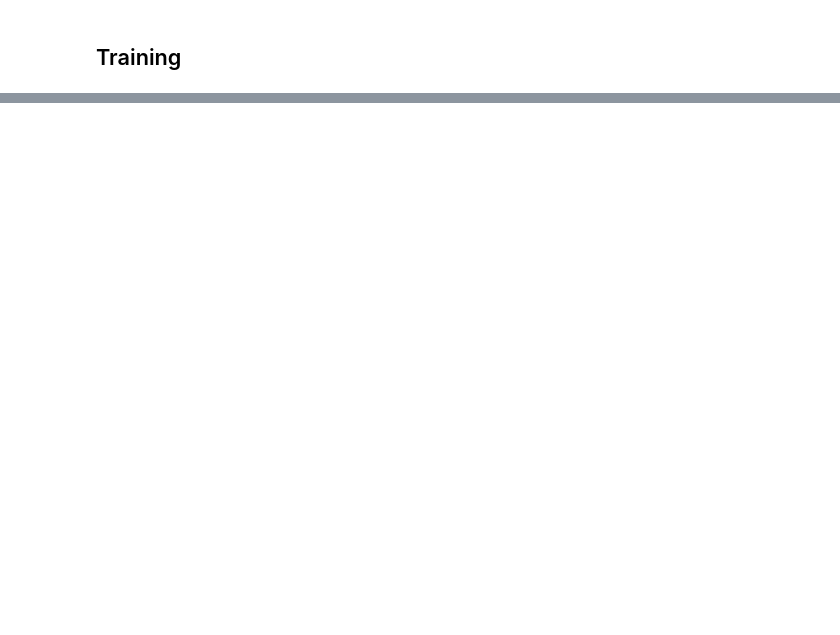
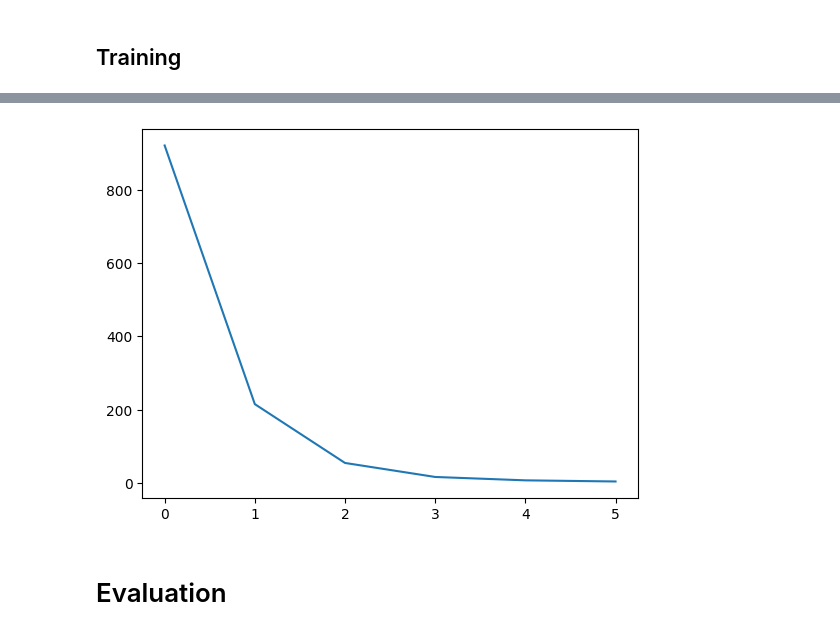
Before and after one commit to cricci3/DeepLearningLab, a Jupyter notebook: Assignment 3/assignment3.ipynb, the cells around one changed output, grey strips where cells are left out. Cells and saved outputs as stored; diff of their text form; code cells hidden in the pictures; blank space fills up the shorter version.

```diff
--- a/Assignment 3/assignment3.ipynb
+++ b/Assignment 3/assignment3.ipynb
@@ -548,0 +553,7 @@ Target loss of 1.5 reached at epoch 6!
+# %%
+plt.plot(perplexity_hist)
+plt.show()
+# %% [output]
+[figure, added]
+# %% [markdown]
+# Evaluation
```
Also changed, not shown: parts of 9 cells of this notebook.
